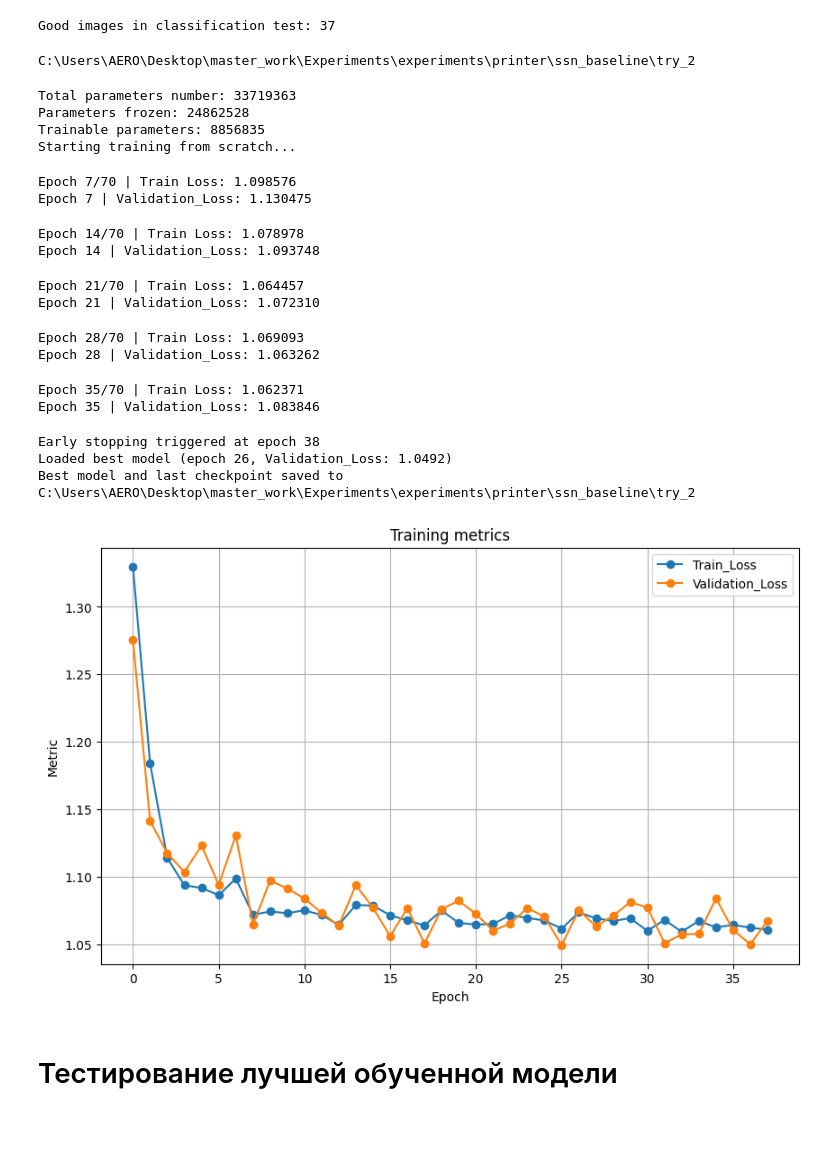
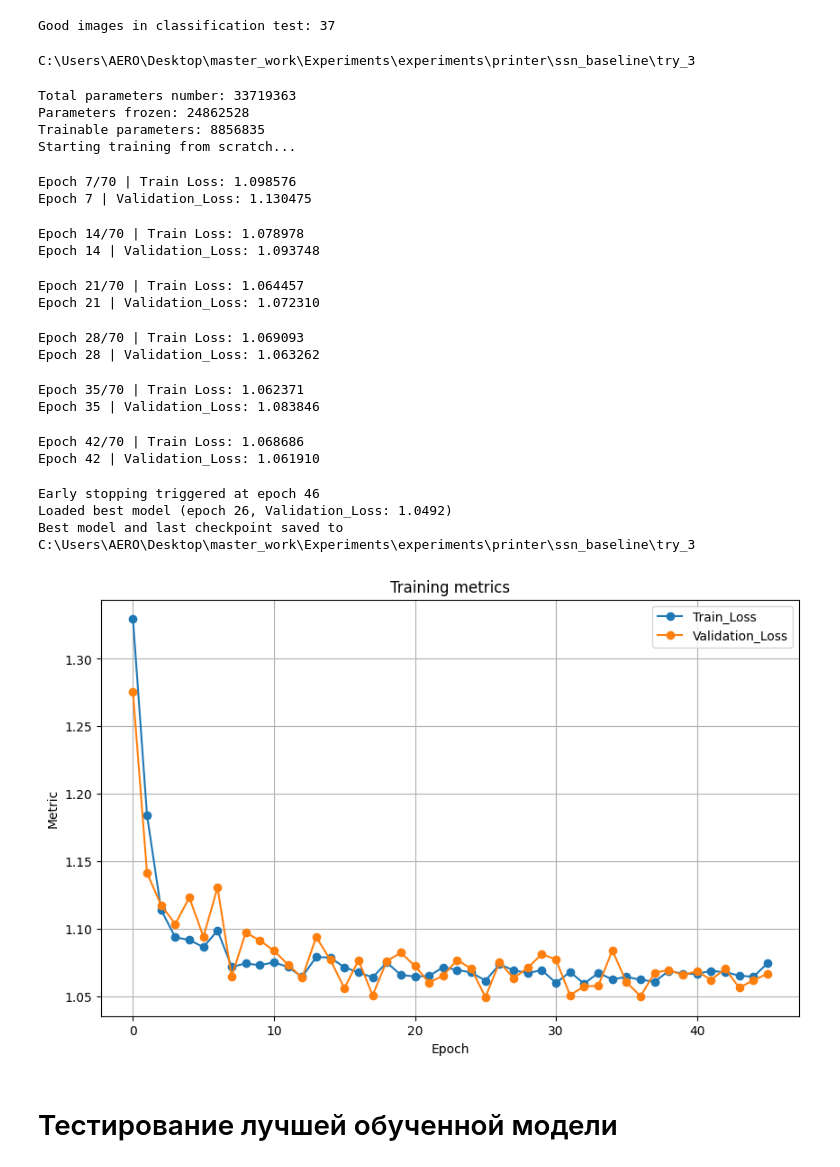
Before and after one commit to Buyan-Kirill/Graduate_work, a Jupyter notebook: code/SuperSimpleNet_printer.ipynb, the cells around one changed output. Cells and saved outputs as stored; diff of their text form; code cells hidden in the pictures; blank space fills up the shorter version.

Commit message:
ssn on printer dataset baseline try_3

```diff
--- a/code/SuperSimpleNet_printer.ipynb
+++ b/code/SuperSimpleNet_printer.ipynb
@@ -938,7 +665,7 @@ def train_ssn_with_validation(
         validation_loader = DataLoader(validation_dataset, batch_size=batch_size, shuffle=False, num_workers=num_workers)
     scheduler = MultiStepLR(
         optimizer,
-        milestones=[max(1, int(num_epochs * 0.8)), max(1, int(num_epochs * 0.9))],
+        milestones=[max(1, int(num_epochs * 0.7)), max(1, int(num_epochs * 0.9))],
         gamma=0.4,
     )
 
@@ -1132,12 +859,12 @@ def train_ssn_with_validation(
 torch.cuda.empty_cache()
 # %%
 logs_path = "ssn_baseline"
-experiment_try = "try_2"
+experiment_try = "try_3"
 experiments_root = resolve_project_path("experiments")
 log_dir = os.path.join(experiments_root, class_name, logs_path, experiment_try)
 print(os.path.abspath(log_dir))
 # %% [output]
-C:\Users\AERO\Desktop\master_work\Experiments\experiments\printer\ssn_baseline\try_2
+C:\Users\AERO\Desktop\master_work\Experiments\experiments\printer\ssn_baseline\try_3
 # %%
 model = SupersimplenetModel(
         backbone="wide_resnet50_2.tv_in1k",
@@ -1153,38 +880,40 @@ trained_model = train_ssn_with_validation(
     segmentation_dataset=segmentation_val_dataset,
     classification_dataset=classification_val_dataset,
     visualization_dataset=visualization_dataset,
     num_epochs=num_train_epochs,
     learning_rate=1e-4,
     weight_decay=1e-5,
     device=device,
     log_interval=7,
     log_dir=log_dir,
     batch_size=10,
     resume_from_checkpoint=False,
     freeze_extractor=True,
-    early_stopping_patience=12,
+    early_stopping_patience=20,
     early_stopping_metric="Validation_Loss",
     early_stopping_mode="min"
 )
 # %% [output]
 Total parameters number: 33719363
 Parameters frozen: 24862528
 Trainable parameters: 8856835
 Starting training from scratch...
 Epoch 7/70 | Train Loss: 1.098576
 Epoch 7 | Validation_Loss: 1.130475
 Epoch 14/70 | Train Loss: 1.078978
 Epoch 14 | Validation_Loss: 1.093748
 Epoch 21/70 | Train Loss: 1.064457
 Epoch 21 | Validation_Loss: 1.072310
 Epoch 28/70 | Train Loss: 1.069093
 Epoch 28 | Validation_Loss: 1.063262
 Epoch 35/70 | Train Loss: 1.062371
 Epoch 35 | Validation_Loss: 1.083846
-Early stopping triggered at epoch 38
-Loaded best model (epoch 26, Validation_Loss: 1.0492)
-Best model and last checkpoint saved to C:\Users\AERO\Desktop\master_work\Experiments\experiments\printer\ssn_baseline\try_2
+Epoch 42/70 | Train Loss: 1.068686
+Epoch 42 | Validation_Loss: 1.061910
+Early stopping triggered at epoch 46
+Loaded best model (epoch 26, Validation_Loss: 1.0492)
+Best model and last checkpoint saved to C:\Users\AERO\Desktop\master_work\Experiments\experiments\printer\ssn_baseline\try_3
-[figure, old version]
+[figure, new version]
 # %% [markdown]
 # Тестирование лучшей обученной модели
 # %%
```
Also changed, not shown: parts of 6 cells of this notebook, 10 other files.
